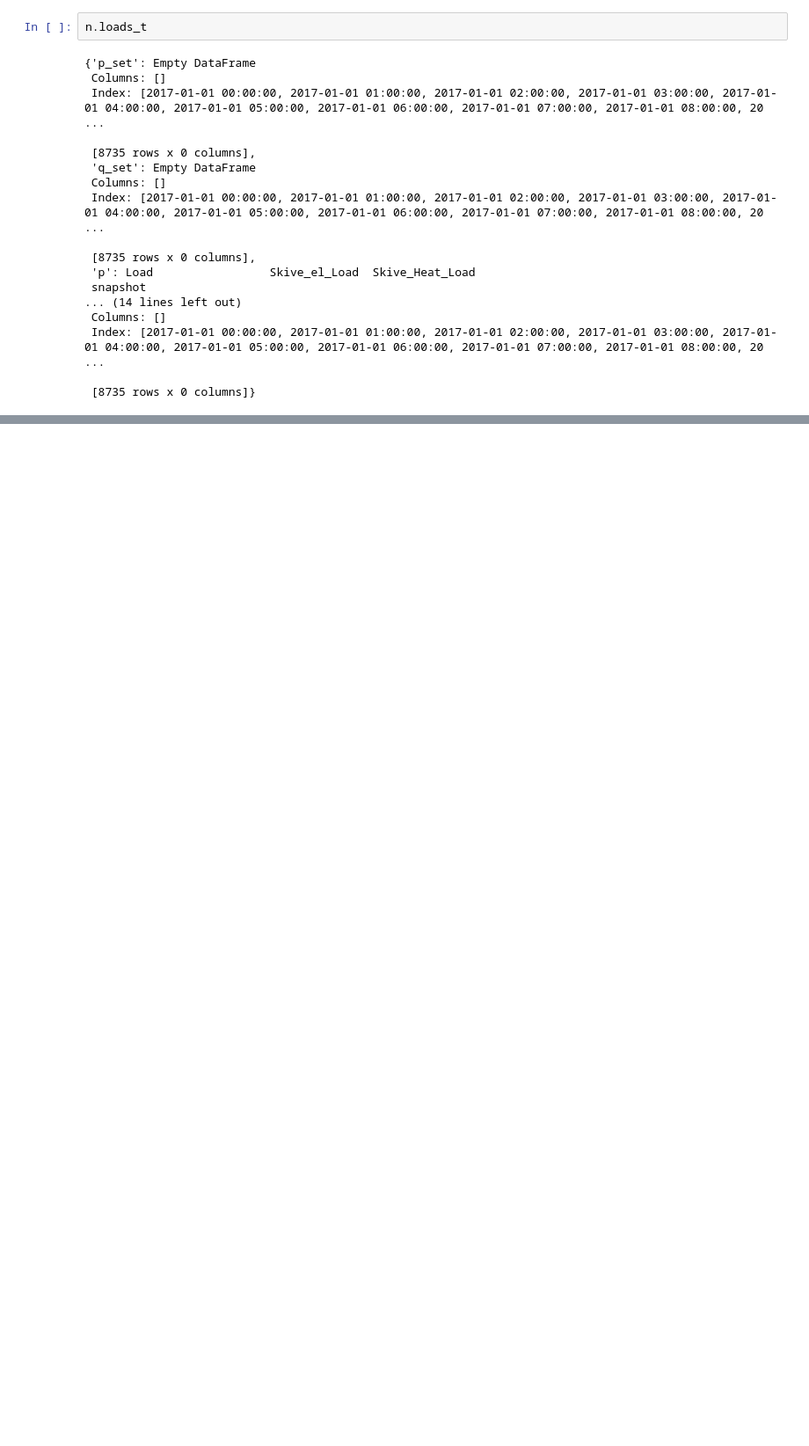
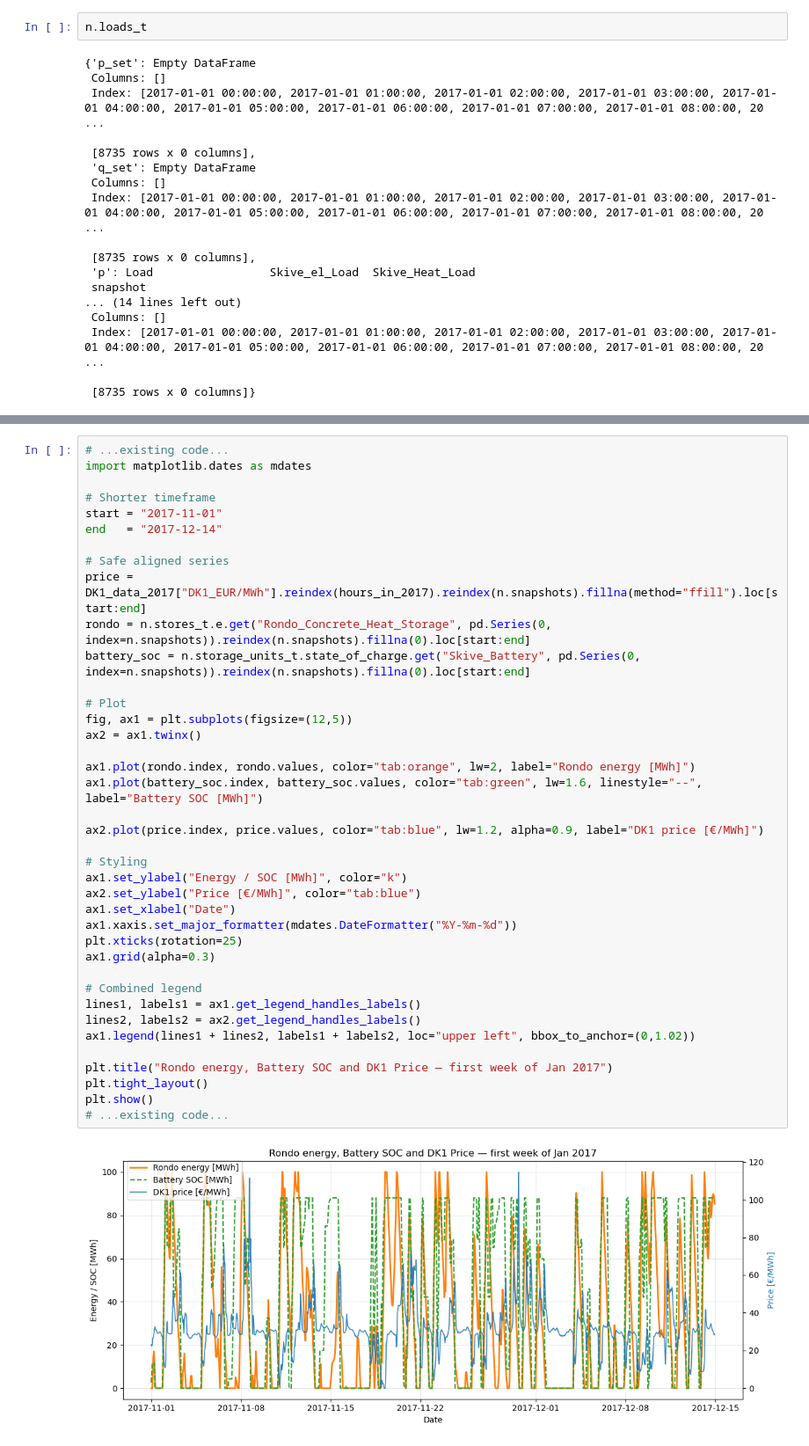
Before and after one commit to pulio12/Msc_Thesis_Greenlab_Skive, a Jupyter notebook: Test_file2.ipynb, the cells around one changed output, grey strips where cells are left out. Shown at 88% size. Saved outputs shown, nothing was run; the diff lists cells and outputs as text; blank space fills up the shorter version.

```diff
--- a/Test_file2.ipynb
+++ b/Test_file2.ipynb
@@ -1021,0 +1038,41 @@ plt.xlim('2017-01-01 00:00Z', '2017-01-03 00:00Z')
+# %%
+# ...existing code...
+import matplotlib.dates as mdates
+
+# Shorter timeframe
+start = "2017-11-01"
+end   = "2017-12-14"
+
+# Safe aligned series
+price = DK1_data_2017["DK1_EUR/MWh"].reindex(hours_in_2017).reindex(n.snapshots).fillna(method="ffill").loc[start:end]
+rondo = n.stores_t.e.get("Rondo_Concrete_Heat_Storage", pd.Series(0, index=n.snapshots)).reindex(n.snapshots).fillna(0).loc[start:end]
+battery_soc = n.storage_units_t.state_of_charge.get("Skive_Battery", pd.Series(0, index=n.snapshots)).reindex(n.snapshots).fillna(0).loc[start:end]
+
+# Plot
+fig, ax1 = plt.subplots(figsize=(12,5))
+ax2 = ax1.twinx()
+
+ax1.plot(rondo.index, rondo.values, color="tab:orange", lw=2, label="Rondo energy [MWh]")
+ax1.plot(battery_soc.index, battery_soc.values, color="tab:green", lw=1.6, linestyle="--", label="Battery SOC [MWh]")
+
+ax2.plot(price.index, price.values, color="tab:blue", lw=1.2, alpha=0.9, label="DK1 price [€/MWh]")
+
+# Styling
+ax1.set_ylabel("Energy / SOC [MWh]", color="k")
+ax2.set_ylabel("Price [€/MWh]", color="tab:blue")
+ax1.set_xlabel("Date")
+ax1.xaxis.set_major_formatter(mdates.DateFormatter("%Y-%m-%d"))
+plt.xticks(rotation=25)
+ax1.grid(alpha=0.3)
+
+# Combined legend
+lines1, labels1 = ax1.get_legend_handles_labels()
+lines2, labels2 = ax2.get_legend_handles_labels()
+ax1.legend(lines1 + lines2, labels1 + labels2, loc="upper left", bbox_to_anchor=(0,1.02))
+
+plt.title("Rondo energy, Battery SOC and DK1 Price — first week of Jan 2017")
+plt.tight_layout()
+plt.show()
+# ...existing code...
+# %% [output]
+[figure, added]
```
Also changed, not shown: parts of 21 cells of this notebook, 1 other file.
